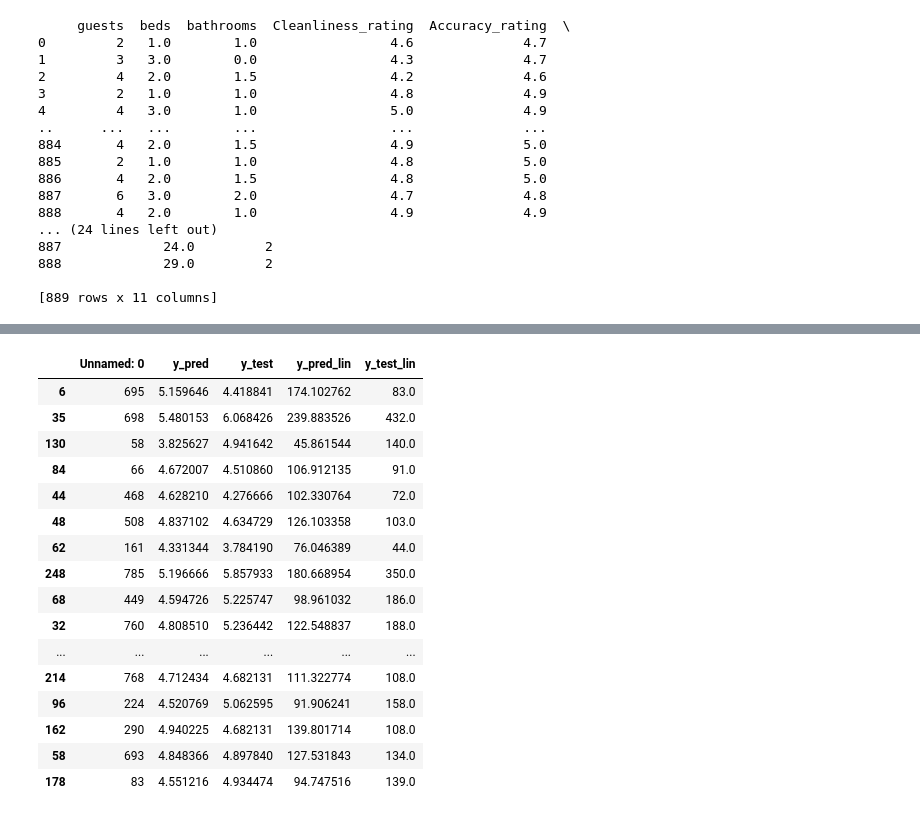
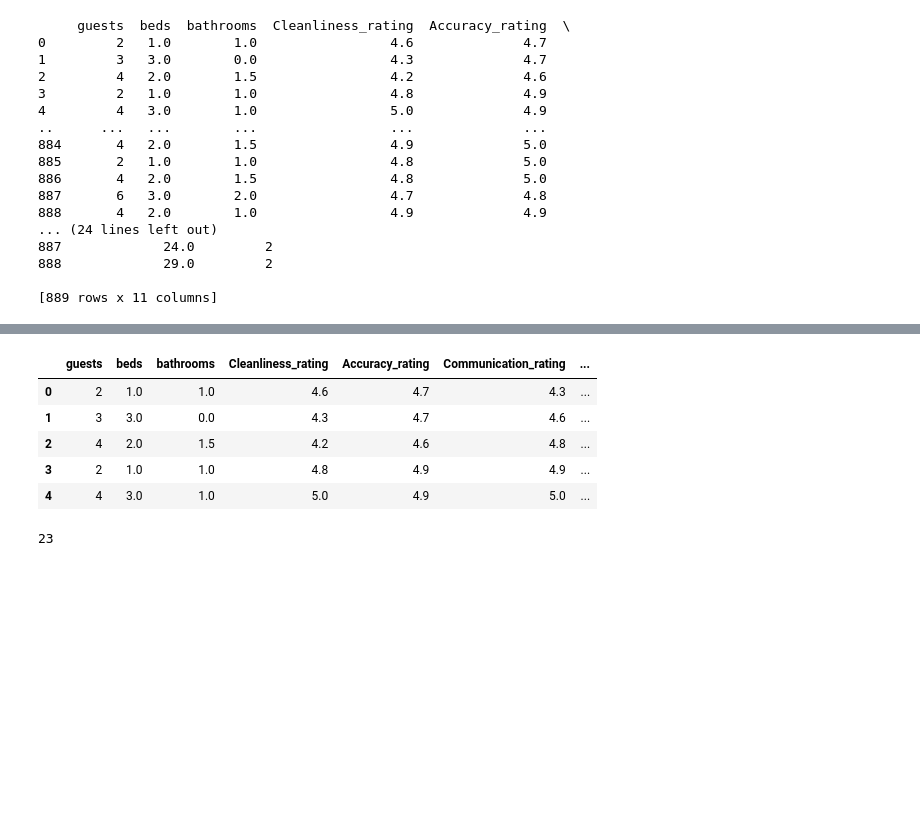
Before and after one commit to SaveSavio/modelling-airbnbs-property-listing-dataset-, a Jupyter notebook: cleaning.ipynb, the cells around one changed output, grey strips where cells are left out. Cells and saved outputs as stored; diff of their text form; code cells hidden in the pictures; blank space fills up the shorter version.

```diff
--- a/cleaning.ipynb
+++ b/cleaning.ipynb
@@ -477,21 +449,18 @@ df2[['y_pred_lin', 'y_test_lin']] = np.exp(df2[['y_pred', 'y_test']])
-# %%
-pd.set_option('display.max_rows', 100)
-df2.sample(100)
-# %% [output]
-|  | Unnamed: 0 | y_pred | y_test | y_pred_lin | y_test_lin |
-| 6 | 695 | 5.159646 | 4.418841 | 174.102762 | 83.0 |
-| 35 | 698 | 5.480153 | 6.068426 | 239.883526 | 432.0 |
-| 130 | 58 | 3.825627 | 4.941642 | 45.861544 | 140.0 |
-| 84 | 66 | 4.672007 | 4.510860 | 106.912135 | 91.0 |
-| 44 | 468 | 4.628210 | 4.276666 | 102.330764 | 72.0 |
-| 48 | 508 | 4.837102 | 4.634729 | 126.103358 | 103.0 |
-| 62 | 161 | 4.331344 | 3.784190 | 76.046389 | 44.0 |
-| 248 | 785 | 5.196666 | 5.857933 | 180.668954 | 350.0 |
-| 68 | 449 | 4.594726 | 5.225747 | 98.961032 | 186.0 |
-| 32 | 760 | 4.808510 | 5.236442 | 122.548837 | 188.0 |
-| ... | ... | ... | ... | ... | ... |
-| 214 | 768 | 4.712434 | 4.682131 | 111.322774 | 108.0 |
-| 96 | 224 | 4.520769 | 5.062595 | 91.906241 | 158.0 |
-| 162 | 290 | 4.940225 | 4.682131 | 139.801714 | 108.0 |
-| 58 | 693 | 4.848366 | 4.897840 | 127.531843 | 134.0 |
-| 178 | 83 | 4.551216 | 4.934474 | 94.747516 | 139.0 |
+# %%
+import pandas as pd
+from tabular_data import database_utils as dbu
+df = pd.read_csv("./airbnb-property-listings/tabular_data/clean_tabular_data_one-hot-encoding.csv")
+features, labels = dbu.load_airbnb(df, label="Price_Night", numeric_only=True)
+# %%
+features.head()
+# %% [output]
+|  | guests | beds | bathrooms | Cleanliness_rating | Accuracy_rating | Communication_rating | ... |
+| 0 | 2 | 1.0 | 1.0 | 4.6 | 4.7 | 4.3 | ... |
+| 1 | 3 | 3.0 | 0.0 | 4.3 | 4.7 | 4.6 | ... |
+| 2 | 4 | 2.0 | 1.5 | 4.2 | 4.6 | 4.8 | ... |
+| 3 | 2 | 1.0 | 1.0 | 4.8 | 4.9 | 4.9 | ... |
+| 4 | 4 | 3.0 | 1.0 | 5.0 | 4.9 | 5.0 | ... |
+# %%
+features.columns.nunique()
+# %% [output]
+23
```
Also changed, not shown: parts of 4 cells of this notebook, 6 other files.
